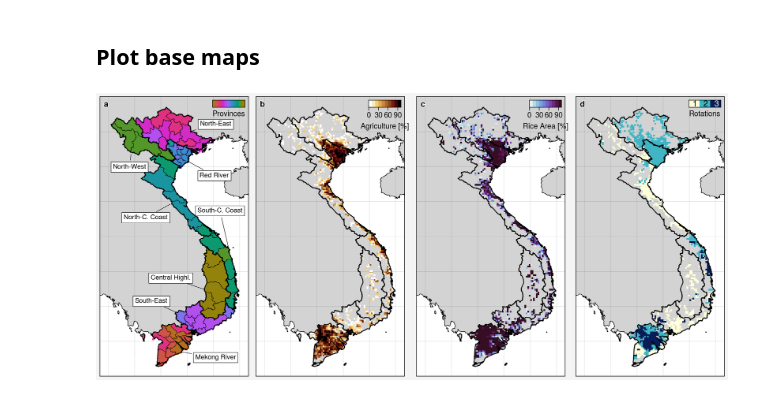
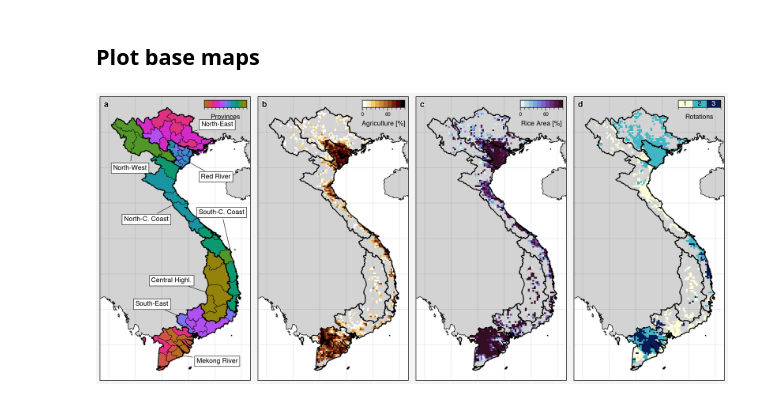
Before and after one commit to cwerner/paper-werner-rice-vietnam, a Jupyter notebook: nbs/plots_maps.ipynb, the cells around one changed output. Cells and saved outputs as stored; diff of their text form; code cells hidden in the pictures.

```diff
--- a/nbs/plots_maps.ipynb
+++ b/nbs/plots_maps.ipynb
@@ -31,0 +52,4 @@ Versions of core DS packages:
+# %%
+# parameters
+inpath = root() / "data" / "raw"
+outpath = root() / "data" / "analysis" / "plots"
@@ -32,10 +58,10 @@ Versions of core DS packages:
 # %% [markdown]
 # Helper functions
 # %%
-def plot_pdf_png(fig, name, path='../data/analysis/plots/', dpi=300):
+def plot_pdf_png(fig, name:str, out_path:Path=outpath, dpi:int=300):
     """ write plots as png and pdf """
-    fig.save(path + name + '.png', dpi=dpi, transparent=False)
-    fig.save(path + name + '.pdf')
+    fig.save(out_path / (name + '.png'), dpi=dpi, transparent=False)
+    fig.save(out_path / (name + '.pdf'))
 
 def rt(x):
     """ reverse a tuple """
@@ -46,16 +72,16 @@ def rt(x):
 ### Auxillary data
 # %%
 # read admin shapefile
-df_region = gpd.read_file("../data/raw/misc/VN_regions3.zip")
-df_provinces = gpd.read_file("../data/raw/misc/VN_provinces3.zip")
+df_region = gpd.read_file(inpath / "misc" / "VN_regions3.zip")
+df_provinces = gpd.read_file(inpath / "misc" / "VN_provinces3.zip")
 
 features_region = ShapelyFeature(df_region.geometry, ccrs.PlateCarree(), facecolor='none')
 features_province = ShapelyFeature(df_provinces.geometry, ccrs.PlateCarree(), facecolor='none')
 # %%
 # read netcdfs
-misc = xr.open_dataset("../data/raw/misc/VN_MISC5_V2.nc")
-annual = xr.open_dataset("../data/intermediate/annual_pctl.nc")
-seasonal = xr.open_dataset("../data/intermediate/seasonal_pctl.nc")
+misc = xr.open_dataset(inpath / "misc" / "VN_MISC5_V2.nc")
+#annual = xr.open_dataset("../data/intermediate/annual_pctl.nc")
+#seasonal = xr.open_dataset("../data/intermediate/seasonal_pctl.nc")
 # %% [markdown]
 ## Plot base maps
 # %%
@@ -72,8 +98,12 @@ Dreg = [dict([('n','Mekong River'), ('a',(9.4, 106.125)), ('b', (-0.5, 2))]),
         dict([('n','Central Highl.'), ('a', (12.95,107.55)), ('b', (0.5, -2.))])]
 # %%
 #import matplotlib.patheffects as PathEffects
+import copy
 
 def annotate_regions(ax):
+    # TODO: figure out why this can onyl run once?!?
+    transform = ccrs.PlateCarree()._as_mpl_transform(ax)
+
     for r in range(8):
         Dreg[r]['b'] = (Dreg[r]['a'][0] + Dreg[r]['b'][0],
                         Dreg[r]['a'][1] + Dreg[r]['b'][1])
@@ -81,7 +111,7 @@ def annotate_regions(ax):
         ax.annotate(
             Dreg[r]['n'],
             xy=rt(Dreg[r]['a']),
-            xycoords=ccrs.PlateCarree()._as_mpl_transform(ax),
+            xycoords=transform,
             xytext=rt(Dreg[r]['b']),
             size=8, va="bottom", ha="center", color='black',
             bbox=dict(boxstyle="square", fc='white', ec="black", lw=.5),
@@ -104,43 +134,48 @@ axs.format(
 # -- 0 --
 m = axs[0].pcolormesh(misc.provinceid, cmap='Phase', zorder=10)
 axs[0].coastlines(zorder=20)
-cb = axs[0].colorbar(m, loc='ur', pad='.25em', label='Provinces', width=0.5, length=2.3, frameon=False) #Adding colorbar with label
+cb = axs[0].colorbar(m, loc='ur', pad='.25em', label='Provinces', width=0.5, length=3, frameon=False, labelsize=8) #Adding colorbar with label
 cb.ax.get_xaxis().set_ticks([])
+cb.ax.tick_params(labelsize=6)
 
 annotate_regions(axs[0])
 
 axs[0].add_geometries(df_provinces.geometry, fc="None", ec="black", crs=ccrs.PlateCarree(), lw=0.3, zorder=20)
 axs[0].add_geometries(df_region.geometry, fc="None", ec="black", crs=ccrs.PlateCarree(), lw=1, zorder=21)
 
 # axs[0].plot(cities.lon, cities.lat, 'r*', mec='k', ms=12, transform=ccrs.PlateCarree(), zorder=25)
 # axs[0].text(cities.lon+.375, cities.lat+.375, cities.city_name, color='k', size=12, ha='left', va='center',
 #             transform=ccrs.PlateCarree(),
 #             path_effects=[PathEffects.withStroke(linewidth=2, foreground="w", alpha=1)], zorder=40)
 
 # -- 1 --
 m = axs[1].pcolormesh(misc.agrifrac.where(misc.rice_rot>0), cmap='Stellar', zorder=10)
 axs[1].coastlines(zorder=20)
 axs[1].add_geometries(df_region.geometry, fc="None", ec="black", crs=ccrs.PlateCarree(), lw=1, zorder=21)
-cb = axs[1].colorbar(m, loc='ur', pad='.25em', label='Agriculture [%]', width=0.5, length=2.3, frameon=False) #Adding colorbar with label
+cb = axs[1].colorbar(m, loc='ur', pad='.25em', label='Agriculture [%]', width=0.5, length=3, frameon=False, labelsize=8) #Adding colorbar with label
+cb.ax.tick_params(labelsize=6)
 
 # -- 2 --
 m = axs[2].pcolormesh(misc.rice_fr.where(misc.rice_rot > 0), cmap='Dense', zorder=10)
 axs[2].coastlines(zorder=20)
 axs[2].add_geometries(df_region.geometry, fc="None", ec="black", crs=ccrs.PlateCarree(), lw=1, zorder=21)
-cb = axs[2].colorbar(m, loc='ur', pad='.25em', label='Rice Area [%]', width=0.5,  length=2.3, frameon=False) #Adding colorbar with label
+cb = axs[2].colorbar(m, loc='ur', pad='.25em', label='Rice Area [%]', width=0.5,  length=3, frameon=False, labelsize=8) #Adding colorbar with label
+cb.ax.tick_params(labelsize=6)
 
 # -- 3 --
 m = axs[3].pcolormesh(misc.rice_rot.where(misc.rice_rot > 0), levels=[0, 1, 2, 3], cmap='YlGnBu', zorder=10)
 axs[3].coastlines(zorder=20)
 axs[3].add_geometries(df_region.geometry, fc="None", ec="black", crs=ccrs.PlateCarree(), lw=1, zorder=21)
-cb = axs[3].colorbar(m, loc='ur', pad='.25em', label='Rotations', width=0.5,  length=2.3, frameon=False) #Adding colorbar with label
+cb = axs[3].colorbar(m, loc='ur', pad='.25em', label='Rotations', width=0.5,  length=3, frameon=False, labelsize=8) #Adding colorbar with label
 cb.ax.get_xaxis().set_ticks([])
+cb.ax.tick_params(labelsize=6)
+
 for j in range(0, 3, 1):
     c = 'white' if j == 2 else 'black'
-    cb.ax.text((j+.35) , 1.25, j+1, ha='left', va='center', color=c, fontsize=10)
+    cb.ax.text((j+.35) , 0.5, j+1, ha='left', va='center', color=c, fontsize=8)
 cb.ax.get_yaxis().labelpad = 5
 
 
 plot_pdf_png(fig, 'management')
 # %% [output]
-[figure, old version]
+[figure, new version]
```
Also changed, not shown: parts of 6 cells of this notebook, 5 other files.
